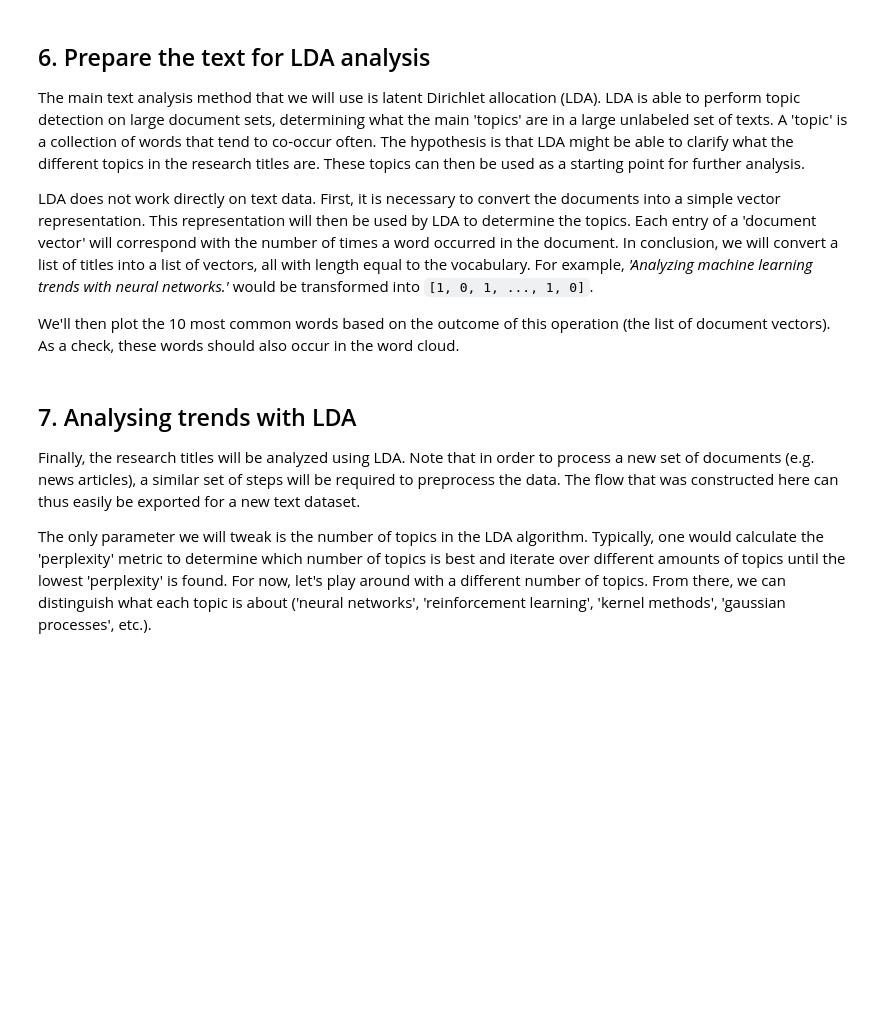
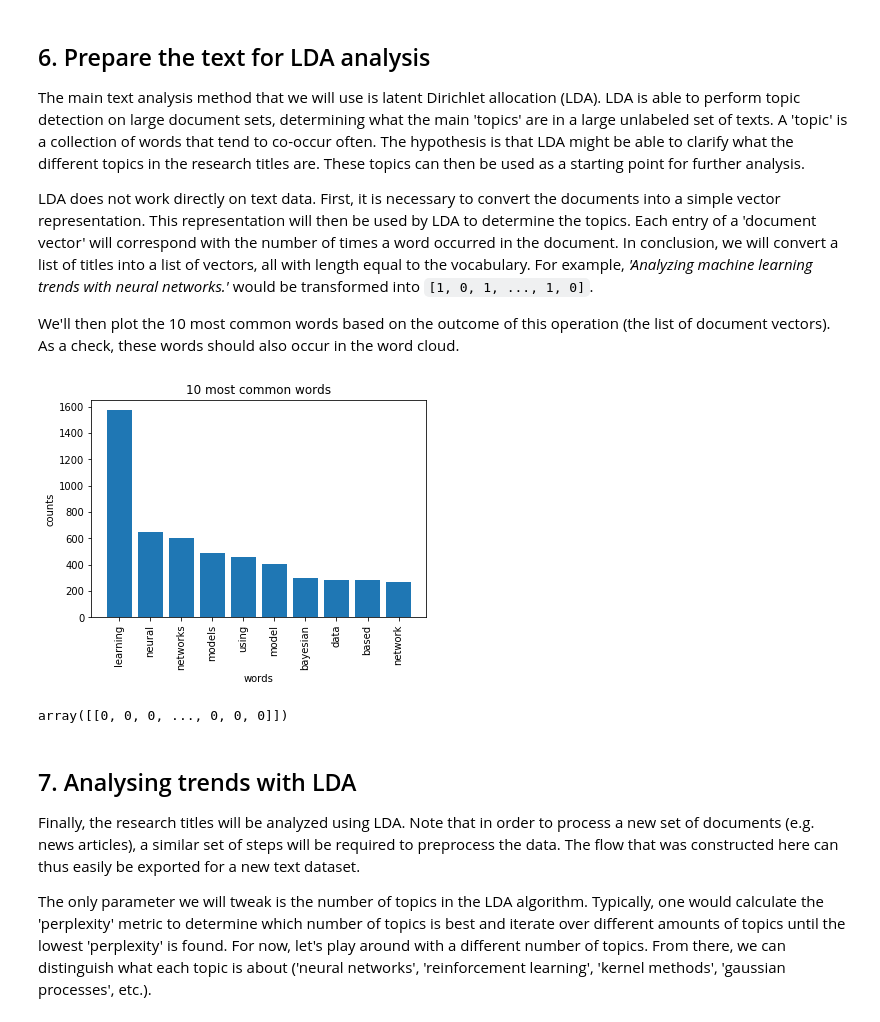
Before and after one commit to anishreddy3/hottest_topics_in_ML, a Jupyter notebook: notebook.ipynb, the cells around one changed output. Saved outputs shown, nothing was run; the diff lists cells and outputs as text; code cells hidden in the pictures; blank space fills up the shorter version.

```diff
--- a/notebook.ipynb
+++ b/notebook.ipynb
@@ -113,37 +113,42 @@ wordcloud.to_image()
 # %%
 # Load the library with the CountVectorizer method
 from sklearn.feature_extraction.text import CountVectorizer
 import numpy as np
 
 # Helper function
 def plot_10_most_common_words(count_data, count_vectorizer):
     import matplotlib.pyplot as plt
     words = count_vectorizer.get_feature_names()
     total_counts = np.zeros(len(words))
     for t in count_data:
         total_counts+=t.toarray()[0]
 
     count_dict = (zip(words, total_counts))
     count_dict = sorted(count_dict, key=lambda x:x[1], reverse=True)[0:10]
     words = [w[0] for w in count_dict]
     counts = [w[1] for w in count_dict]
     x_pos = np.arange(len(words))
 
     plt.bar(x_pos, counts,align='center')
     plt.xticks(x_pos, words, rotation=90)
     plt.xlabel('words')
     plt.ylabel('counts')
     plt.title('10 most common words')
     plt.show()
 
 # Initialise the count vectorizer with the English stop words
-count_vectorizer = ...
+count_vectorizer = CountVectorizer(stop_words='english')
 
 # Fit and transform the processed titles
-count_data = ...
-
+count_data = count_vectorizer.fit_transform(papers['title_processed'].tolist())
 # Visualise the 10 most common words
-# -- YOUR CODE HERE --
+plot_10_most_common_words(count_data, count_vectorizer)
+# %% [output]
+[figure, added]
+# %%
+count_data[5].toarray()
+# %% [output]
+array([[0, 0, 0, ..., 0, 0, 0]])
 # %% [markdown]
 ## 7. Analysing trends with LDA
 <p>Finally, the research titles will be analyzed using LDA. Note that in order to process a new set of documents (e.g. news articles), a similar set of steps will be required to preprocess the data. The flow that was constructed here can thus easily be exported for a new text dataset.</p>
```
Also changed, not shown: parts of 1 cell of this notebook.
